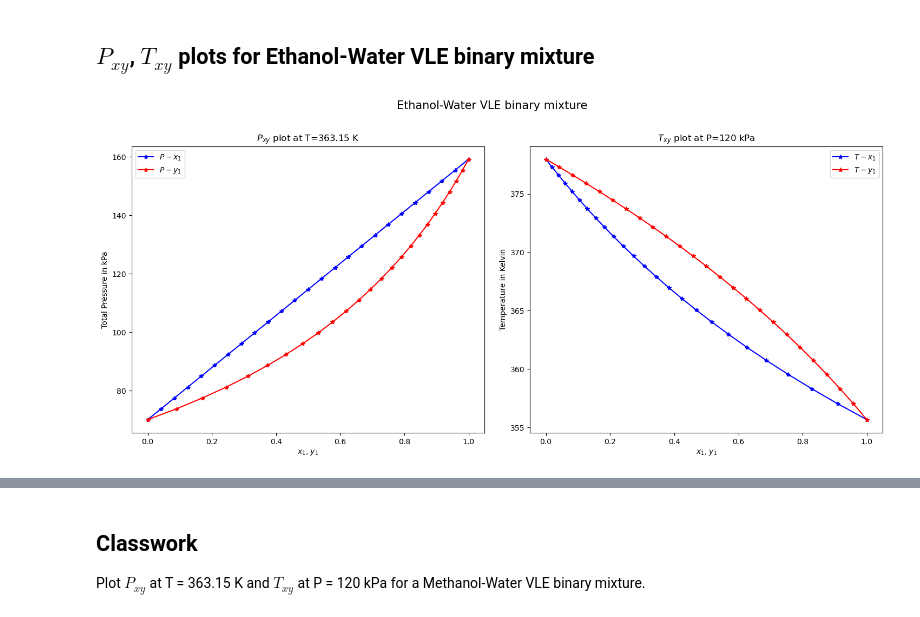
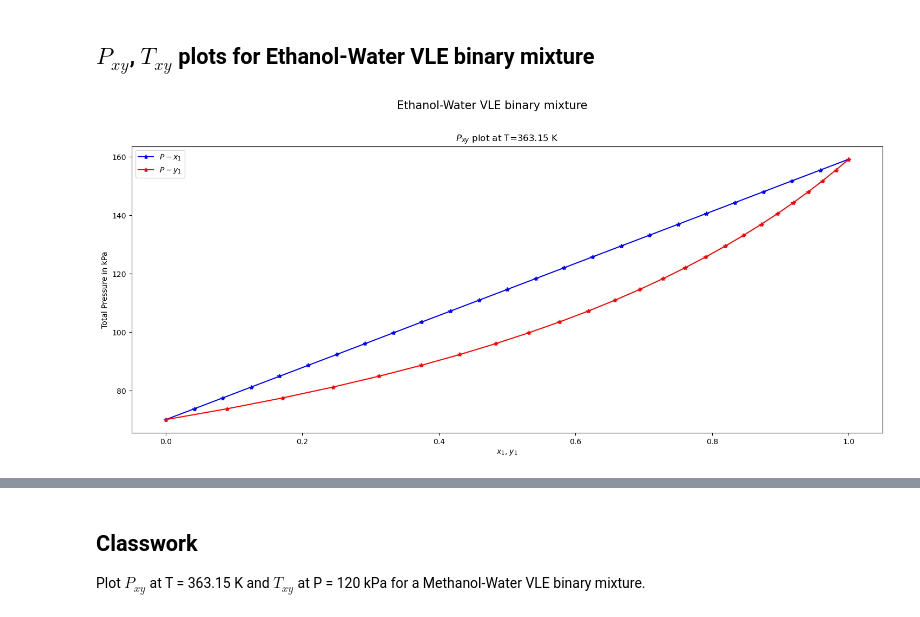
Before and after one commit to kul-group/ECH152B_Spring2023, a Jupyter notebook: notebooks/04.07.2023/3-Raoults_law.ipynb, the cells around one changed output, grey strips where cells are left out. Cells and saved outputs as stored; diff of their text form; code cells hidden in the pictures.

```diff
--- a/notebooks/04.07.2023/3-Raoults_law.ipynb
+++ b/notebooks/04.07.2023/3-Raoults_law.ipynb
@@ -72,59 +72,33 @@ print(f'2) Water: \n\t Liquid mole fraction: {x_2} \n\t Vapor mole fraction: {y_
 ## $P_{xy}$, $T_{xy}$ plots for Ethanol-Water VLE binary mixture
 # %%
 import matplotlib.pyplot as plt
-from scipy.optimize import fsolve
-from typing import Union
 
 def P_xy(component_1: str, component_2: str, T: float, n_pts:int = 25) -> tuple[list, list, list]:
     x1_range = np.linspace(0.0, 1.0, n_pts)
     x2_range = 1 - x1_range
     P1_range = x1_range*Pi_sat(ant_coeffs[component_1], T)
     P2_range = x2_range*Pi_sat(ant_coeffs[component_2], T)
     P_range = P1_range + P2_range
     y1_range = P1_range/P_range
     return x1_range, y1_range, P_range
-
-def T_xy(component_1: str, component_2: str, P: float, n_pts:int = 25) -> tuple[list, list, list]:
-    y1_range = np.linspace(0.0, 1.0, n_pts)
-    x1_range = np.zeros(len(y1_range))
-    T_range = np.zeros(len(y1_range))
-    for i, y1 in enumerate(y1_range):
-        def find_state(roots):
-            x1, T = roots
-            expr_1 = P*y1 - x1*Pi_sat(ant_coeffs[component_1], T)
-            expr_2 = P*(1-y1) - (1-x1)*Pi_sat(ant_coeffs[component_2], T)
-            return expr_1, expr_2
-        x1_range[i], T_range[i] = fsolve(find_state, [0.5, 350])
-    return x1_range, y1_range, T_range
 
 def plot_Pxy(component_1: str, component_2: str, T: float, n_pts:int = 25, ax = None):
     x1_arr, y1_arr, Pxy_arr = P_xy(component_1, component_2, T, n_pts)
     ax.plot(x1_arr, Pxy_arr, "b*-", label="$P-x_1$")
     ax.plot(y1_arr, Pxy_arr, "r*-", label="$P-y_1$")
     ax.set_xlabel("$x_1$, $y_1$")
     ax.set_ylabel("Total Pressure in kPa")
     ax.legend()
     ax.set_title("$P_{xy}$ plot " + f"at T={T} K")
     return ax
 
-def plot_Txy(component_1: str, component_2: str, P: float, n_pts:int = 25, ax = None):
-    x1_arr, y1_arr, Txy_arr = T_xy(component_1, component_2, P, n_pts)
-    ax.plot(x1_arr, Txy_arr, "b*-", label="$T-x_1$")
-    ax.plot(y1_arr, Txy_arr, "r*-", label="$T-y_1$")
-    ax.set_xlabel("$x_1$, $y_1$")
-    ax.set_ylabel("Temperature in Kelvin")
-    ax.legend()
-    ax.set_title("$T_{xy}$ plot " + f"at P={P} kPa")
-    return ax
-
 component_1 = "Ethanol"
 component_2 = "Water"
 
-fig, axes = plt.subplots(1, 2, figsize=(15, 7))
-axes[0] = plot_Pxy(component_1, component_2, T=363.15, ax=axes[0])
-axes[1] = plot_Txy(component_1, component_2, P=120, ax=axes[1])
+fig, ax = plt.subplots(1, figsize=(15, 7))
+ax = plot_Pxy(component_1, component_2, T=363.15, ax=ax)
 plt.suptitle(f"{component_1}-{component_2} VLE binary mixture", fontsize=15)
 fig.tight_layout(pad=2.0)
 plt.show()
 # %% [output]
-[figure, old version]
+[figure, new version]
```
Also changed, not shown: parts of 1 cell of this notebook.
